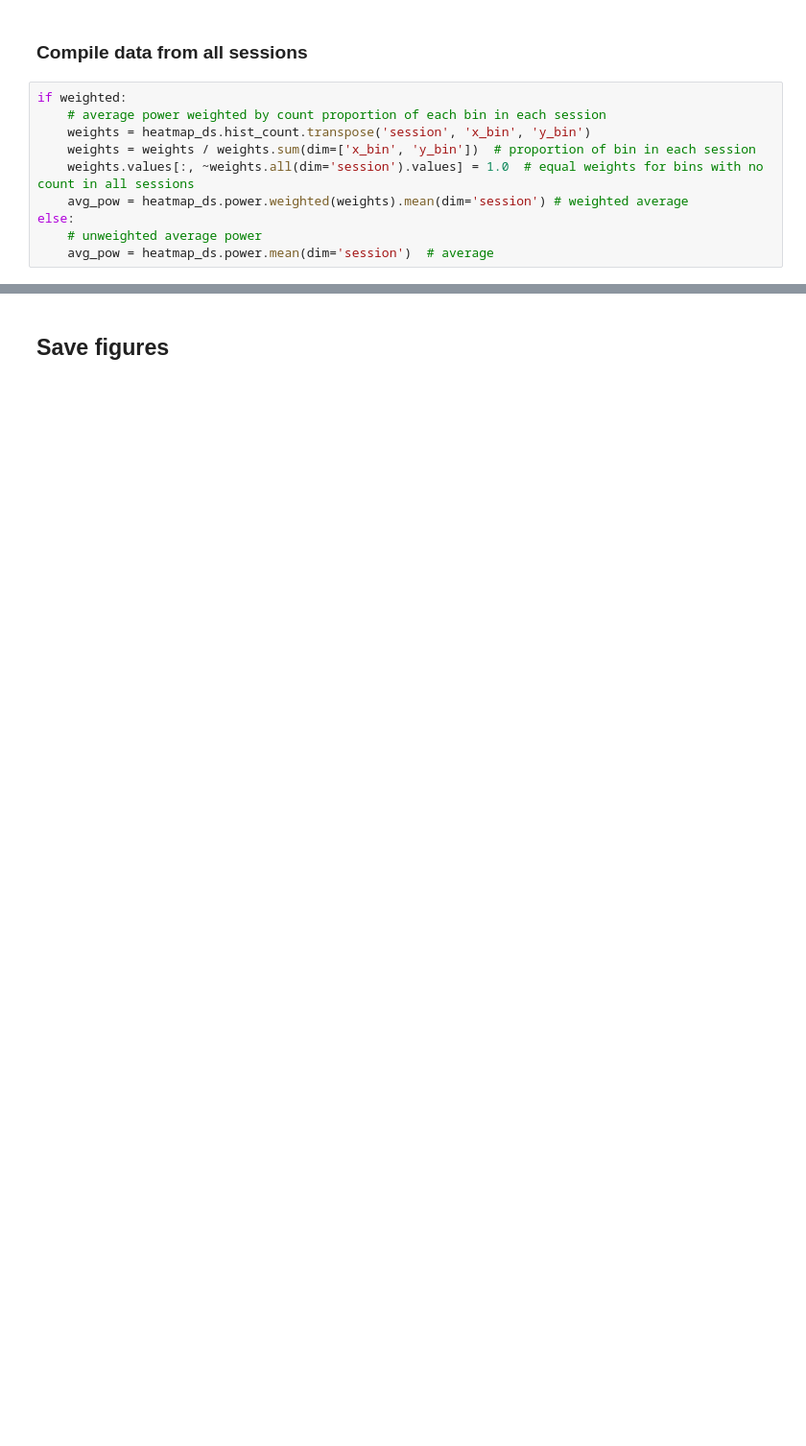
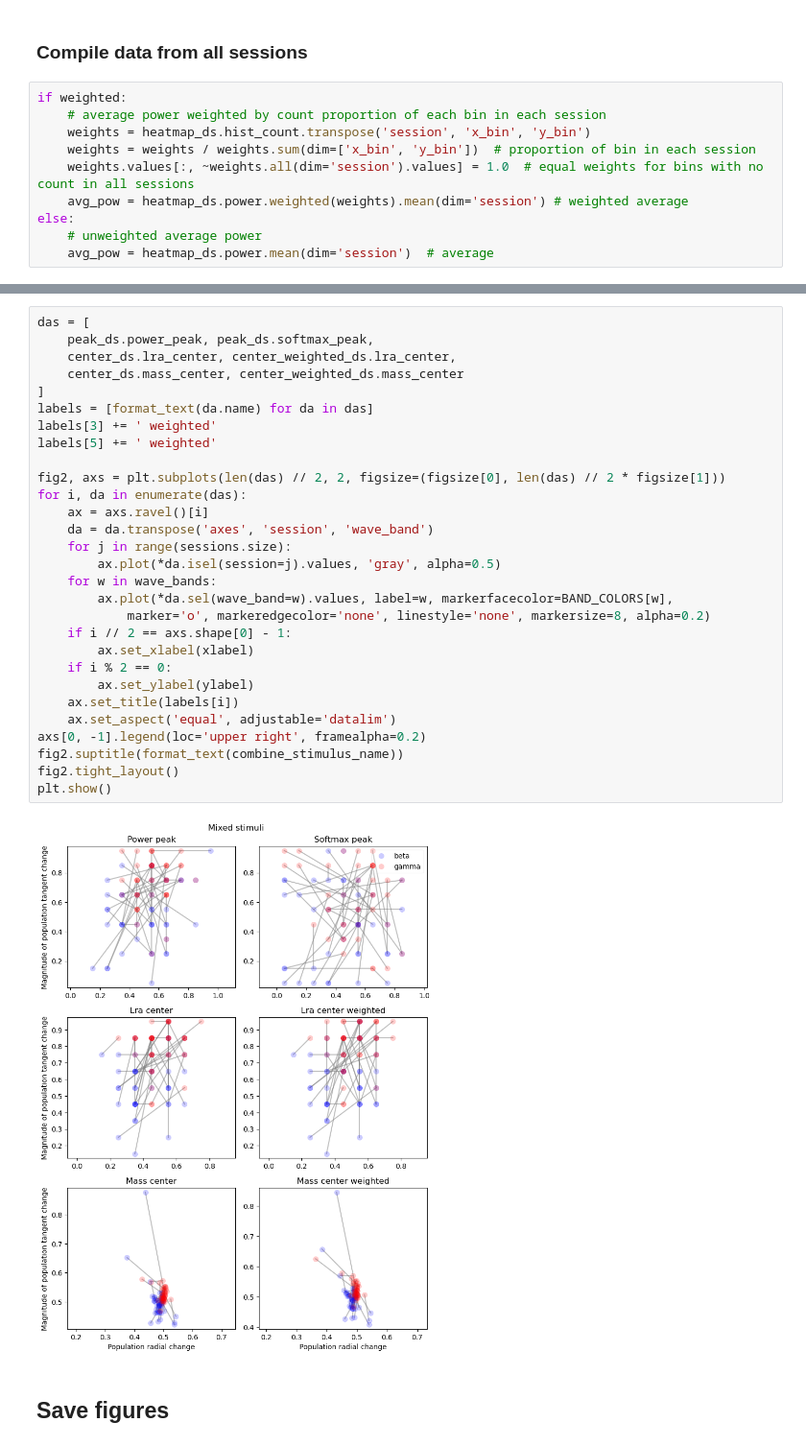
Before and after one commit to chenziao/Analyzing_Allen_Visual_Coding_Neuropixels_Dataset, a Jupyter notebook: notebooks/compile_power_heatmap.ipynb, the cells around one changed output, grey strips where cells are left out. Shown at 96% size. Saved outputs shown, nothing was run; the diff lists cells and outputs as text; blank space fills up the shorter version.

```diff
--- a/notebooks/compile_power_heatmap.ipynb
+++ b/notebooks/compile_power_heatmap.ipynb
@@ -259,3 +233,34 @@ plt.show()
+# %%
+das = [
+    peak_ds.power_peak, peak_ds.softmax_peak,
+    center_ds.lra_center, center_weighted_ds.lra_center,
+    center_ds.mass_center, center_weighted_ds.mass_center
+]
+labels = [format_text(da.name) for da in das]
+labels[3] += ' weighted'
+labels[5] += ' weighted'
+
+fig2, axs = plt.subplots(len(das) // 2, 2, figsize=(figsize[0], len(das) // 2 * figsize[1]))
+for i, da in enumerate(das):
+    ax = axs.ravel()[i]
+    da = da.transpose('axes', 'session', 'wave_band')
+    for j in range(sessions.size):
+        ax.plot(*da.isel(session=j).values, 'gray', alpha=0.5)
+    for w in wave_bands:
+        ax.plot(*da.sel(wave_band=w).values, label=w, markerfacecolor=BAND_COLORS[w],
+            marker='o', markeredgecolor='none', linestyle='none', markersize=8, alpha=0.2)
+    if i // 2 == axs.shape[0] - 1:
+        ax.set_xlabel(xlabel)
+    if i % 2 == 0:
+        ax.set_ylabel(ylabel)
+    ax.set_title(labels[i])
+    ax.set_aspect('equal', adjustable='datalim')
+axs[0, -1].legend(loc='upper right', framealpha=0.2)
+fig2.suptitle(format_text(combine_stimulus_name))
+fig2.tight_layout()
+plt.show()
+# %% [output]
+[figure, added]
 # %% [markdown]
 ## Save figures
 # %%
```
Also changed, not shown: parts of 10 cells of this notebook.
